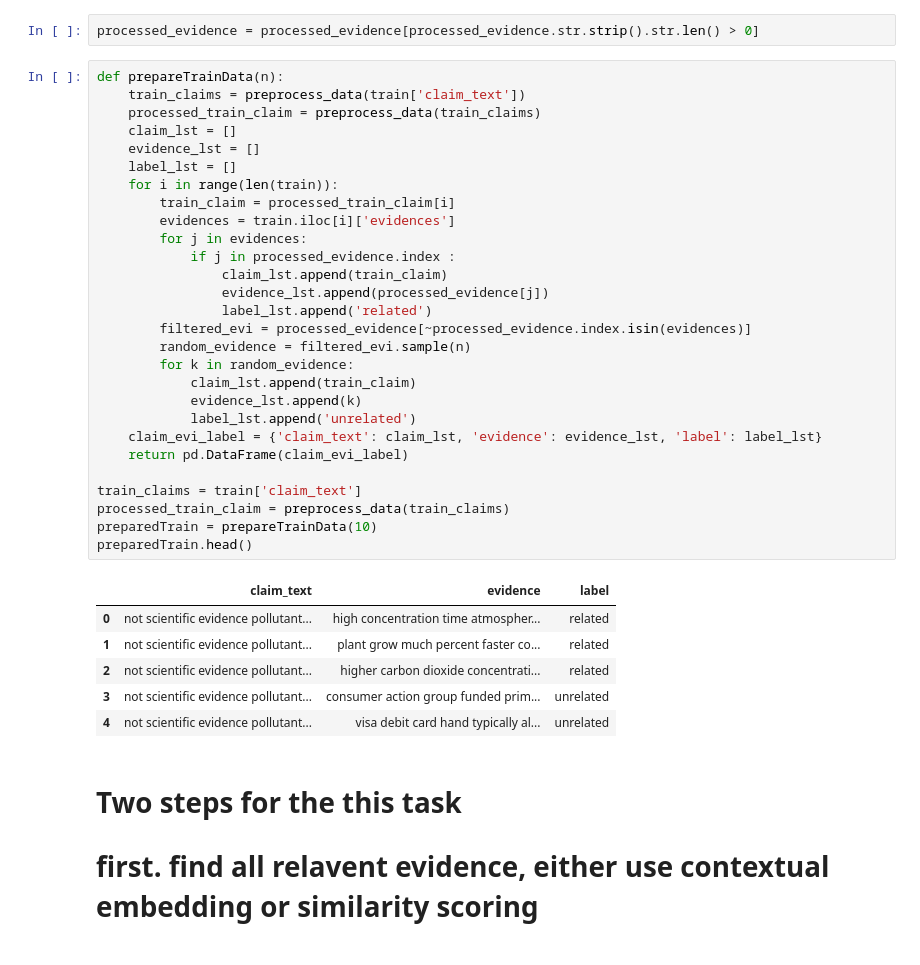
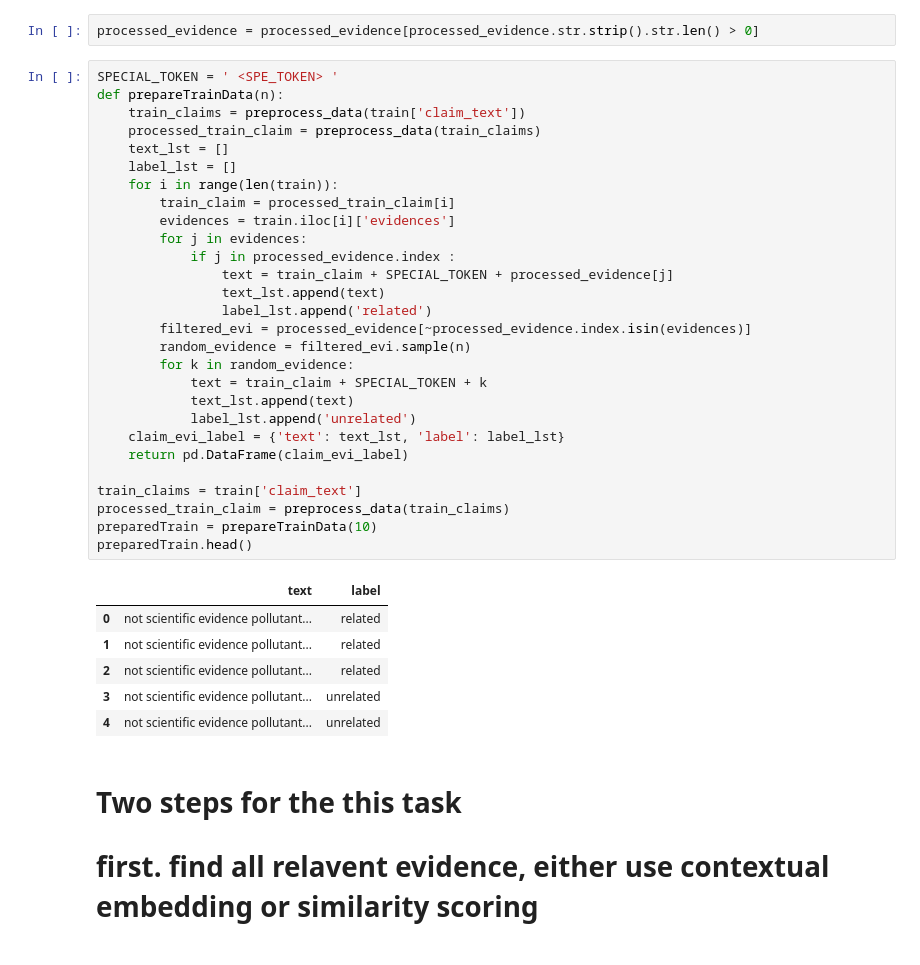
Before and after one commit to kaiyuanCui/nlp-group-project, a Jupyter notebook: testing-grounds/test.ipynb, the cells around one changed output. Cells and saved outputs as stored; diff of their text form.

```diff
--- a/testing-grounds/test.ipynb
+++ b/testing-grounds/test.ipynb
@@ -138,40 +132,40 @@ dtype: object
 # %%
 processed_evidence = processed_evidence[processed_evidence.str.strip().str.len() > 0]
 # %%
+SPECIAL_TOKEN = ' <SPE_TOKEN> '
 def prepareTrainData(n):
     train_claims = preprocess_data(train['claim_text'])
     processed_train_claim = preprocess_data(train_claims)
-    claim_lst = []
-    evidence_lst = []
+    text_lst = []
     label_lst = []
     for i in range(len(train)):
         train_claim = processed_train_claim[i]
         evidences = train.iloc[i]['evidences']
         for j in evidences:
             if j in processed_evidence.index :
-                claim_lst.append(train_claim)
-                evidence_lst.append(processed_evidence[j])
+                text = train_claim + SPECIAL_TOKEN + processed_evidence[j]
+                text_lst.append(text)
                 label_lst.append('related')
         filtered_evi = processed_evidence[~processed_evidence.index.isin(evidences)]
         random_evidence = filtered_evi.sample(n)
         for k in random_evidence:
-            claim_lst.append(train_claim)
-            evidence_lst.append(k)
+            text = train_claim + SPECIAL_TOKEN + k
+            text_lst.append(text)
             label_lst.append('unrelated')
-    claim_evi_label = {'claim_text': claim_lst, 'evidence': evidence_lst, 'label': label_lst}
+    claim_evi_label = {'text': text_lst, 'label': label_lst}
     return pd.DataFrame(claim_evi_label)
 
 train_claims = train['claim_text']
 processed_train_claim = preprocess_data(train_claims)
 preparedTrain = prepareTrainData(10)
 preparedTrain.head()
 # %% [output]
-|  | claim_text | evidence | label |
-| 0 | not scientific evidence pollutant... | high concentration time atmospher... | related |
-| 1 | not scientific evidence pollutant... | plant grow much percent faster co... | related |
-| 2 | not scientific evidence pollutant... | higher carbon dioxide concentrati... | related |
-| 3 | not scientific evidence pollutant... | consumer action group funded prim... | unrelated |
-| 4 | not scientific evidence pollutant... | visa debit card hand typically al... | unrelated |
+|  | text | label |
+| 0 | not scientific evidence pollutant... | related |
+| 1 | not scientific evidence pollutant... | related |
+| 2 | not scientific evidence pollutant... | related |
+| 3 | not scientific evidence pollutant... | unrelated |
+| 4 | not scientific evidence pollutant... | unrelated |
 # %% [markdown]
 # Two steps for the this task
 # first. find all relavent evidence, either use contextual embedding or similarity scoring
```
Also changed, not shown: parts of 6 cells of this notebook.
